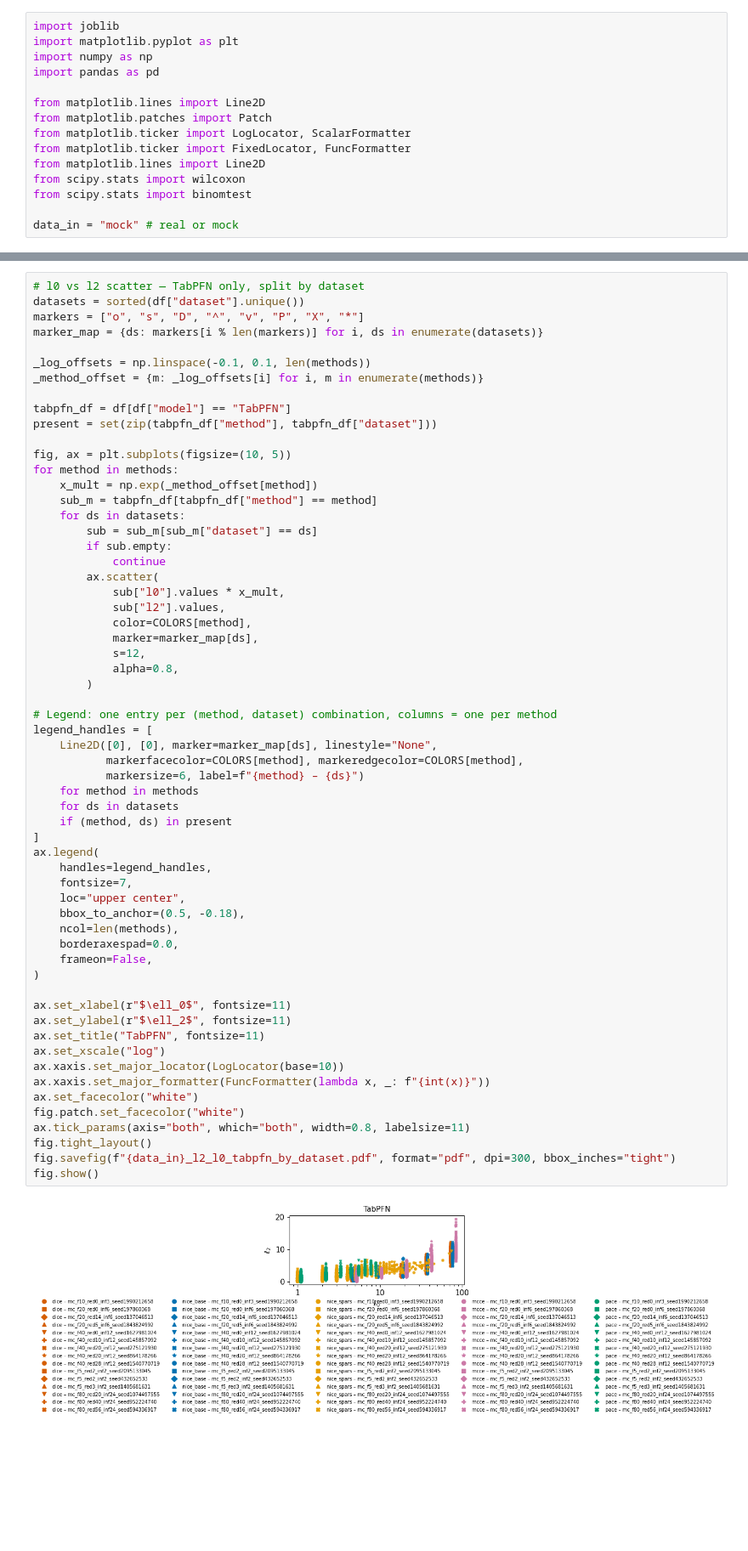
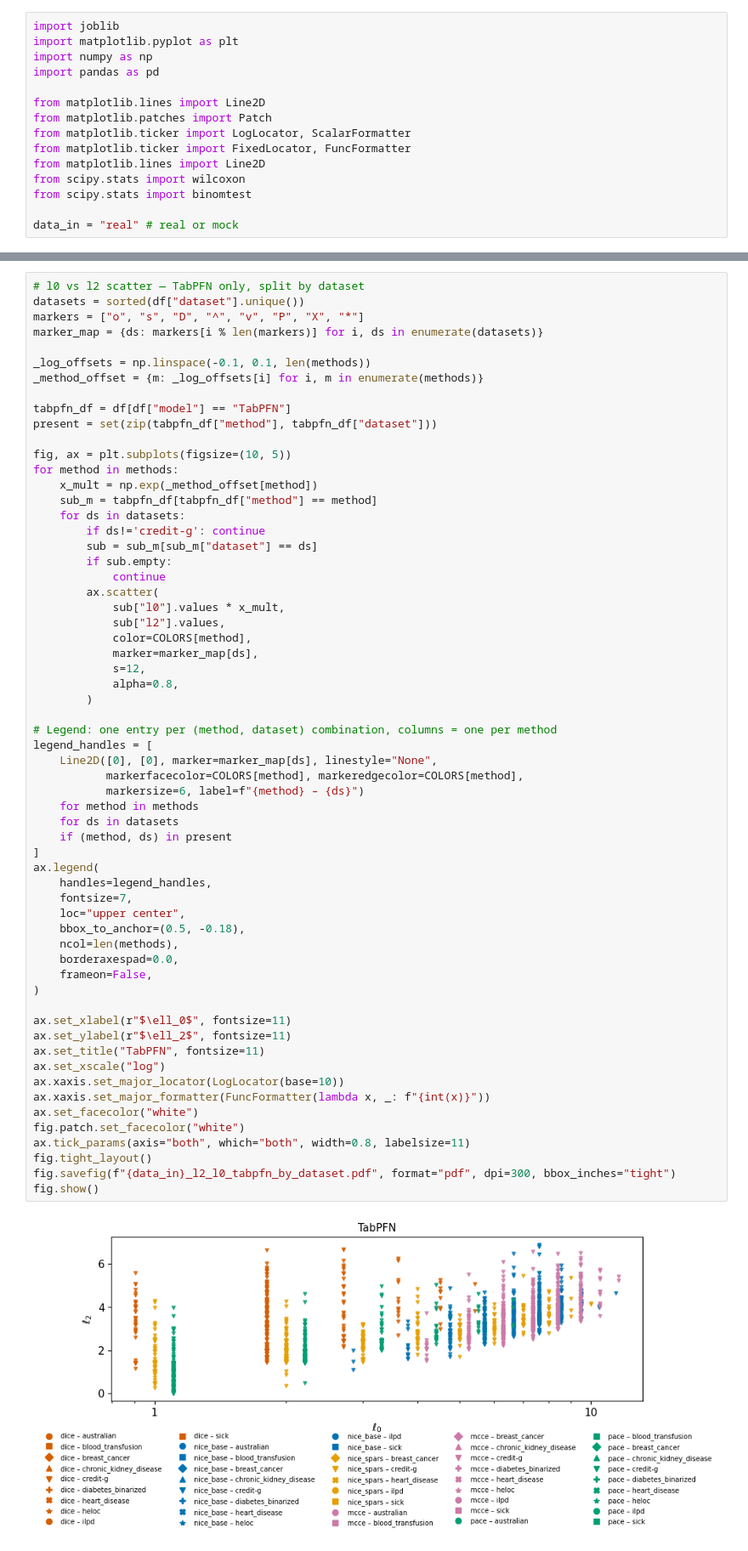
Before and after one commit to leonidaschristodoulou/cf-proposal, a Jupyter notebook: cfprop_plots.ipynb, the cells around one changed output, grey strips where cells are left out. Shown at 85% size. Saved outputs shown, nothing was run; the diff lists cells and outputs as text; blank space fills up the shorter version.

Commit message:
updates in plotting

```diff
--- a/cfprop_plots.ipynb
+++ b/cfprop_plots.ipynb
@@ -25,7 +25,7 @@ from matplotlib.lines import Line2D
 from scipy.stats import wilcoxon
 from scipy.stats import binomtest
 
-data_in = "mock" # real or mock
+data_in = "real" # real or mock
 # %%
 if data_in=="real":
     df = joblib.load("output_realdata.joblib")
@@ -273,6 +273,7 @@ for method in methods:
     x_mult = np.exp(_method_offset[method])
     sub_m = tabpfn_df[tabpfn_df["method"] == method]
     for ds in datasets:
+        if ds!='credit-g': continue
         sub = sub_m[sub_m["dataset"] == ds]
         if sub.empty:
             continue
@@ -290,32 +291,32 @@ legend_handles = [
     Line2D([0], [0], marker=marker_map[ds], linestyle="None",
            markerfacecolor=COLORS[method], markeredgecolor=COLORS[method],
            markersize=6, label=f"{method} – {ds}")
     for method in methods
     for ds in datasets
     if (method, ds) in present
 ]
 ax.legend(
     handles=legend_handles,
     fontsize=7,
     loc="upper center",
     bbox_to_anchor=(0.5, -0.18),
     ncol=len(methods),
     borderaxespad=0.0,
     frameon=False,
 )
 
 ax.set_xlabel(r"$\ell_0$", fontsize=11)
 ax.set_ylabel(r"$\ell_2$", fontsize=11)
 ax.set_title("TabPFN", fontsize=11)
 ax.set_xscale("log")
 ax.xaxis.set_major_locator(LogLocator(base=10))
 ax.xaxis.set_major_formatter(FuncFormatter(lambda x, _: f"{int(x)}"))
 ax.set_facecolor("white")
 fig.patch.set_facecolor("white")
 ax.tick_params(axis="both", which="both", width=0.8, labelsize=11)
 fig.tight_layout()
 fig.savefig(f"{data_in}_l2_l0_tabpfn_by_dataset.pdf", format="pdf", dpi=300, bbox_inches="tight")
 fig.show()
 # %% [output]
-[figure, old version]
+[figure, new version]
 # %%
```
Also changed, not shown: parts of 16 cells of this notebook, 5 other files.
